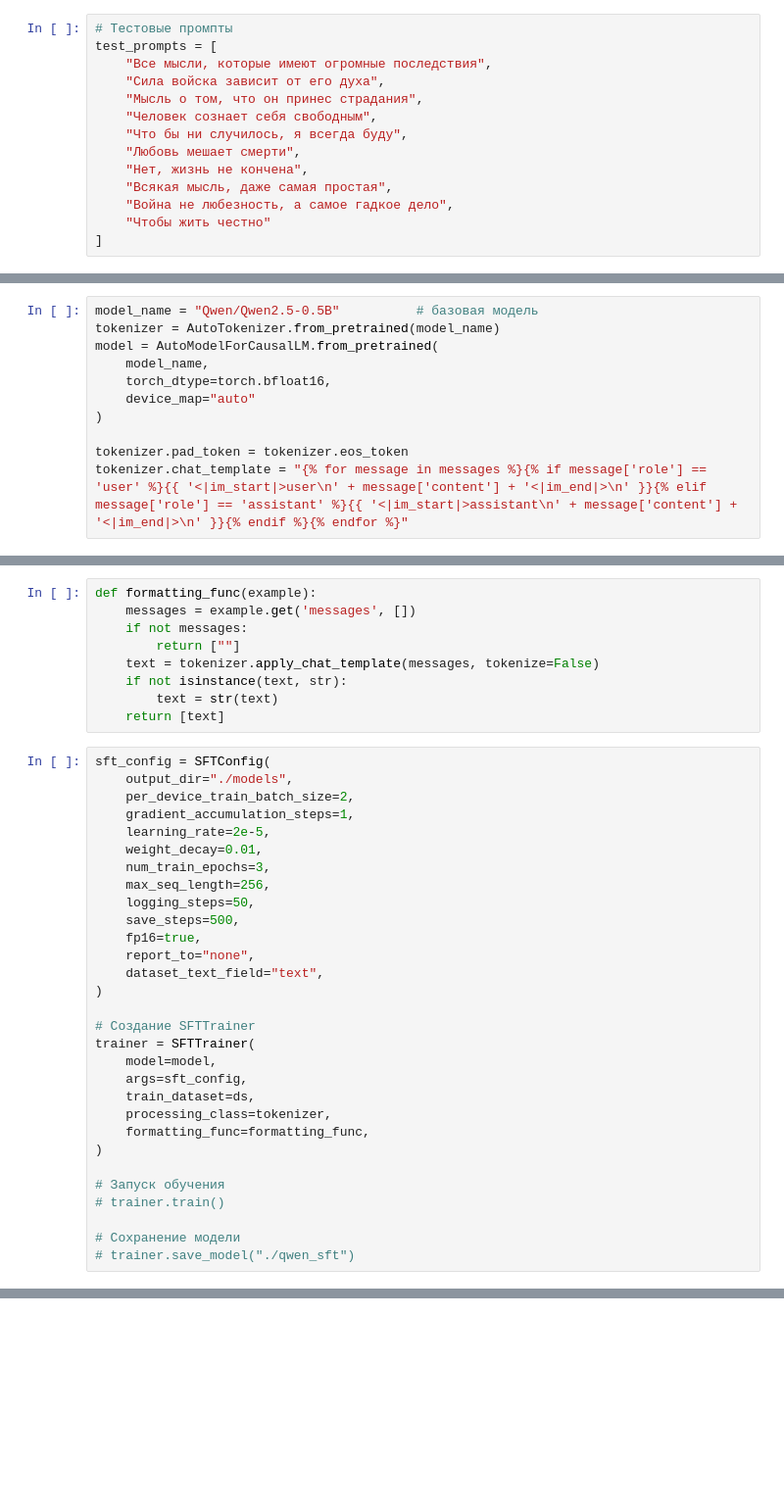
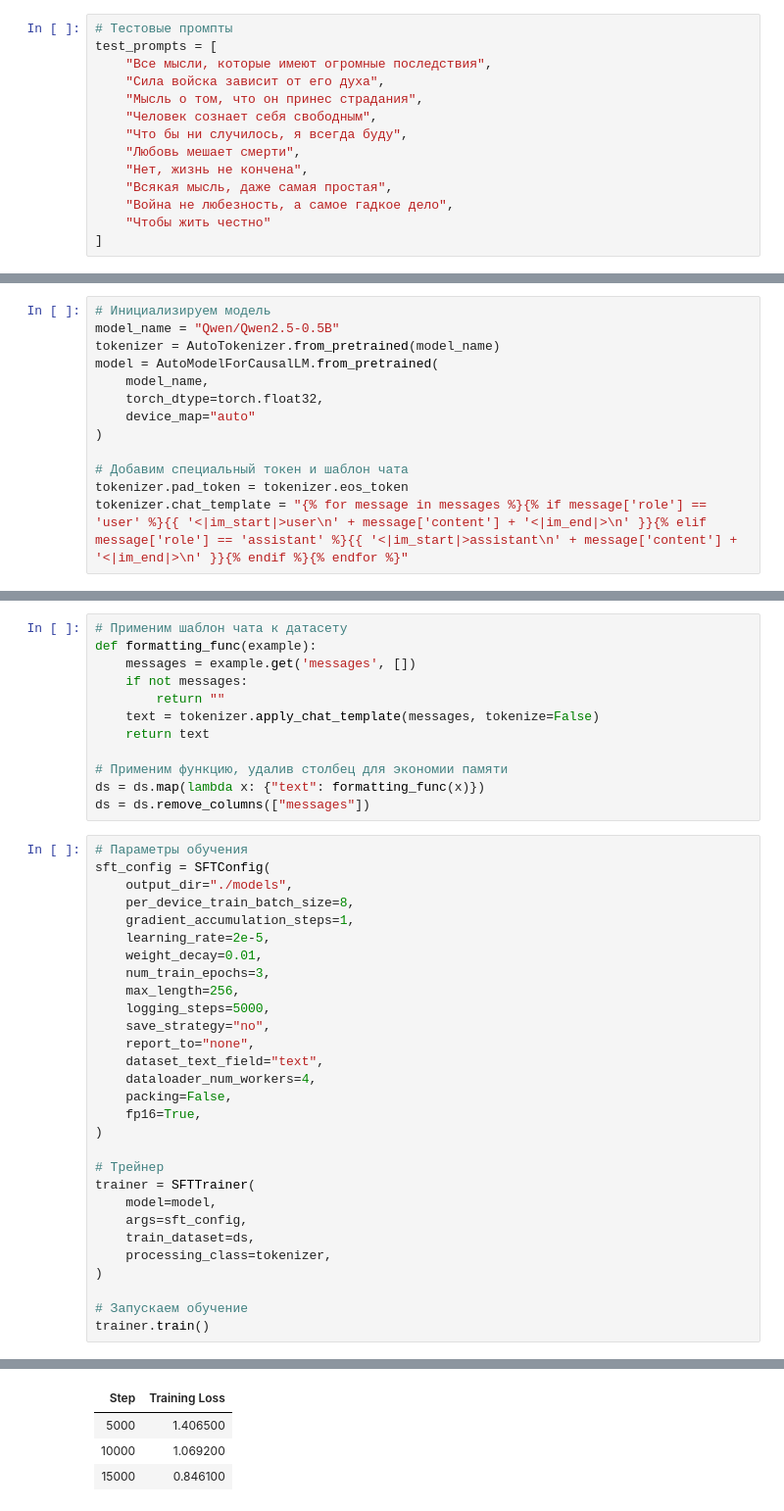
Before and after one commit to RumKam/dle-project-sprint-6, a Jupyter notebook: solution.ipynb, the cells around one changed output, grey strips where cells are left out. Shown at 98% size. Saved outputs shown, nothing was run; the diff lists cells and outputs as text; blank space fills up the shorter version.

```diff
--- a/solution.ipynb
+++ b/solution.ipynb
@@ -279,12 +382,14 @@ for p in test_prompts:
 # %%
-model_name = "Qwen/Qwen2.5-0.5B"          # базовая модель
+# Инициализируем модель
+model_name = "Qwen/Qwen2.5-0.5B"
 tokenizer = AutoTokenizer.from_pretrained(model_name)
 model = AutoModelForCausalLM.from_pretrained(
     model_name,
-    torch_dtype=torch.bfloat16,
+    torch_dtype=torch.float32,
     device_map="auto"
 )
 
+# Добавим специальный токен и шаблон чата
 tokenizer.pad_token = tokenizer.eos_token
 tokenizer.chat_template = "{% for message in messages %}{% if message['role'] == 'user' %}{{ '<|im_start|>user\n' + message['content'] + '<|im_end|>\n' }}{% elif message['role'] == 'assistant' %}{{ '<|im_start|>assistant\n' + message['content'] + '<|im_end|>\n' }}{% endif %}{% endfor %}"
 # %% [output]
@@ -306,41 +413,44 @@ def examples_to_messages(examples):
 
 ds = examples_to_messages(ds)
 # %%
+# Применим шаблон чата к датасету
 def formatting_func(example):
     messages = example.get('messages', [])
     if not messages:
-        return [""]
+        return ""
     text = tokenizer.apply_chat_template(messages, tokenize=False)
-    if not isinstance(text, str):
-        text = str(text)
-    return [text]
+    return text
+
+# Применим функцию, удалив столбец для экономии памяти
+ds = ds.map(lambda x: {"text": formatting_func(x)})
+ds = ds.remove_columns(["messages"])
 # %%
+# Параметры обучения
 sft_config = SFTConfig(
     output_dir="./models",
-    per_device_train_batch_size=2,
+    per_device_train_batch_size=8,
     gradient_accumulation_steps=1,
     learning_rate=2e-5,
     weight_decay=0.01,
     num_train_epochs=3,
-    max_seq_length=256,
-    logging_steps=50,
-    save_steps=500,
-    fp16=true,
+    max_length=256,
+    logging_steps=5000,
+    save_strategy="no",
     report_to="none",
     dataset_text_field="text",
+    dataloader_num_workers=4,
+    packing=False,
+    fp16=True,
 )
 
-# Создание SFTTrainer
+# Трейнер
 trainer = SFTTrainer(
     model=model,
     args=sft_config,
     train_dataset=ds,
     processing_class=tokenizer,
-    formatting_func=formatting_func,
 )
 
-# Запуск обучения
-# trainer.train()
-
-# Сохранение модели
-# trainer.save_model("./qwen_sft")
+# Запускаем обучение
+trainer.train()
+# %% [output]
@@ -346,0 +459,4 @@ trainer = SFTTrainer(
+| Step | Training Loss |
+| 5000 | 1.406500 |
+| 10000 | 1.069200 |
+| 15000 | 0.846100 |
```
Also changed, not shown: parts of 30 cells of this notebook, 1 other file.
